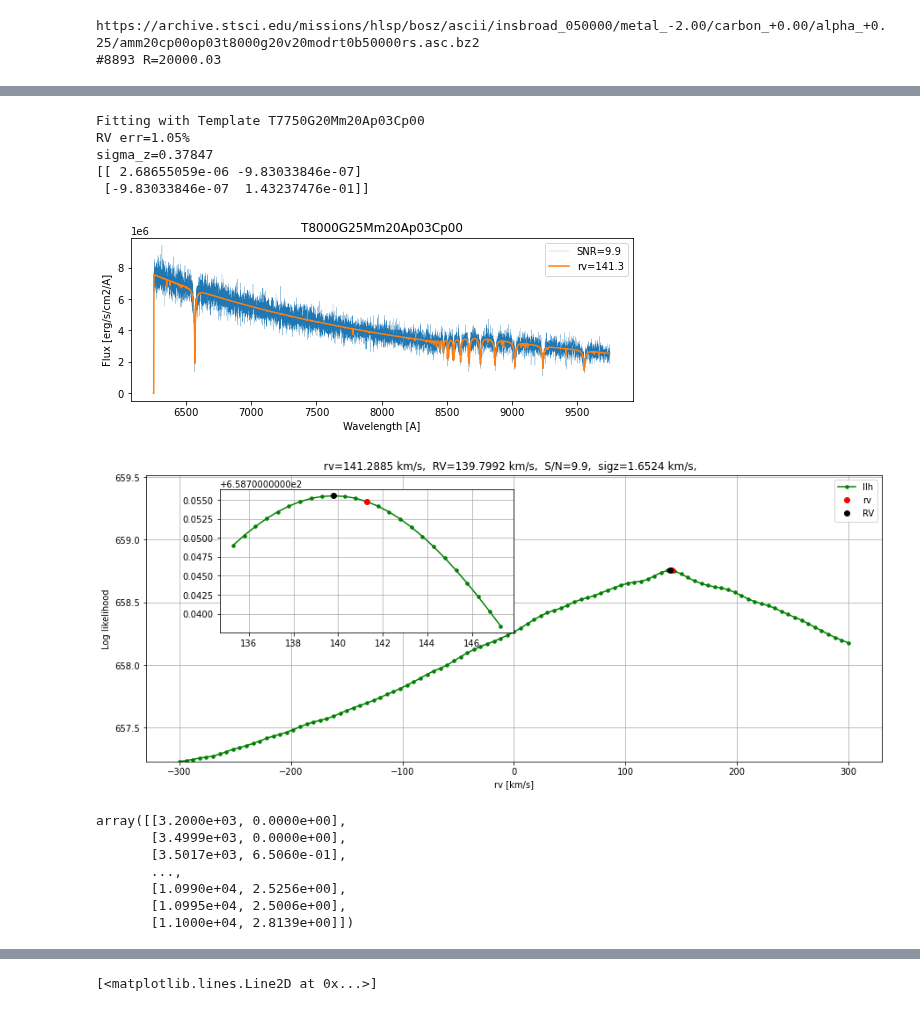
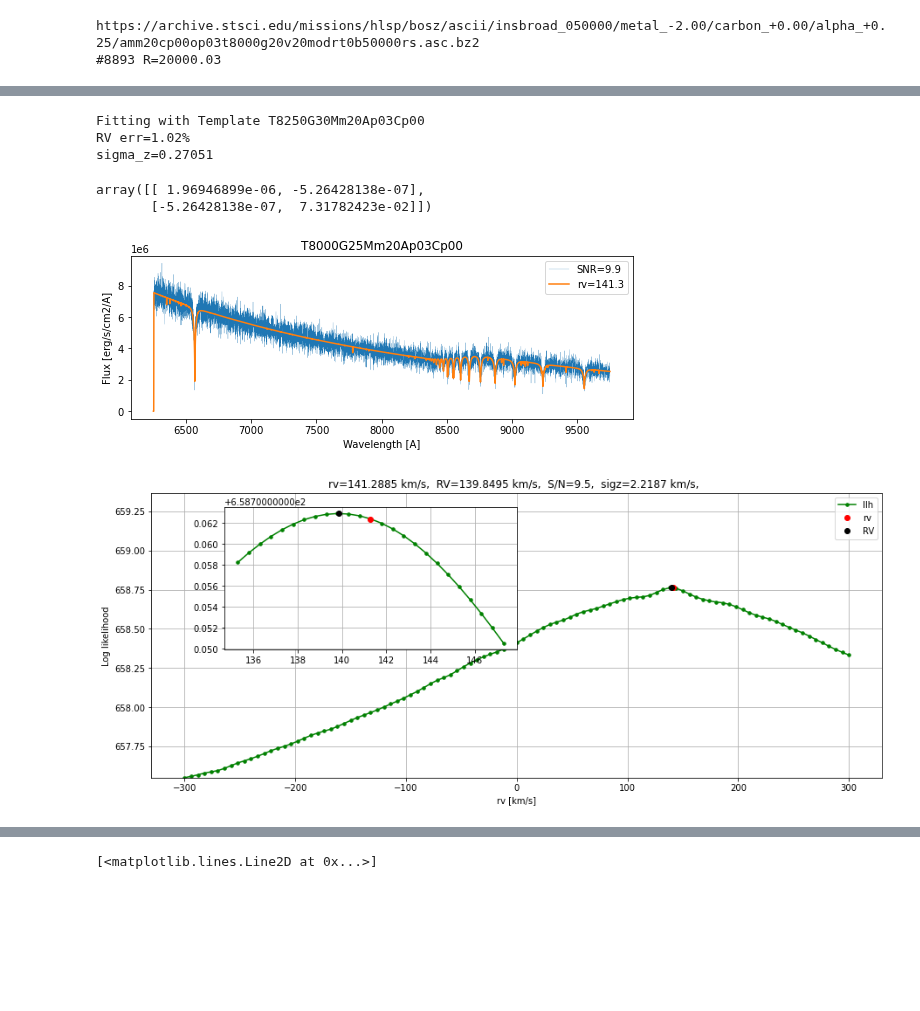
Before and after one commit to ViskaWei/LV, a Jupyter notebook: nb/fisher_viska.ipynb, the cells around one changed output, grey strips where cells are left out. Cells and saved outputs as stored; diff of their text form; code cells hidden in the pictures; blank space fills up the shorter version.

```diff
--- a/nb/fisher_viska.ipynb
+++ b/nb/fisher_viska.ipynb
@@ -67,9 +66,9 @@ https://archive.stsci.edu/missions/hlsp/bosz/ascii/insbroad_050000/metal_-2.00/c
 #8893 R=20000.03
 # %%
 rv  = 141.28845313
-NL  = 200
+NL  = 100
 # t0 = f.temps[-1]
-t0=f.temps[0]
+t0=temp
 RV,F = f.testOneRV1(f.flux, t0,rv,NL, pmt0=f.pmt);
 ff = sp.linalg.inv(np.array(F))
 print(ff)
@@ -84,8 +82,0 @@ sigma_z=0.31824
-# %%
-rv  = 141.28845313
-NL  = 200
-# t0 = f.temps[-1]
-t0=f.temps[-1]
-RV,F = f.testOneRV1(f.flux, t0,rv,NL, pmt0=f.pmt);
-ff = sp.linalg.inv(np.array(F))
-print(ff)
@@ -100,26 +96,12 @@ sigma_z=0.27051
 # %%
-rv  = 141.28845313
-NL  = 200
-# t0 = f.temps[-1]
-t0=f.temps[4]
-RV,F = f.testOneRV1(f.flux, t0,rv,NL, pmt0=f.pmt);
+RV,F = f.testOneRV1(f.flux, t1, rv,NL, pmt0=f.pmt);
 ff = sp.linalg.inv(np.array(F))
-print(ff)
+ff
 # %% [output]
-Fitting with Template T7750G20Mm20Ap03Cp00
-RV err=1.05%
-sigma_z=0.37847
-[[ 2.68655059e-06 -9.83033846e-07]
- [-9.83033846e-07  1.43237476e-01]]
+Fitting with Template T8250G30Mm20Ap03Cp00
+RV err=1.02%
+sigma_z=0.27051
+array([[ 1.96946899e-06, -5.26428138e-07],
+       [-5.26428138e-07,  7.31782423e-02]])
 [figure]
-[figure, old version]
+[figure, new version]
-# %%
-f.sky
-# %% [output]
-array([[3.2000e+03, 0.0000e+00],
-       [3.4999e+03, 0.0000e+00],
-       [3.5017e+03, 6.5060e-01],
-       ...,
-       [1.0990e+04, 2.5256e+00],
-       [1.0995e+04, 2.5006e+00],
-       [1.1000e+04, 2.8139e+00]])
```
Also changed, not shown: parts of 18 cells of this notebook, 9 other files.
